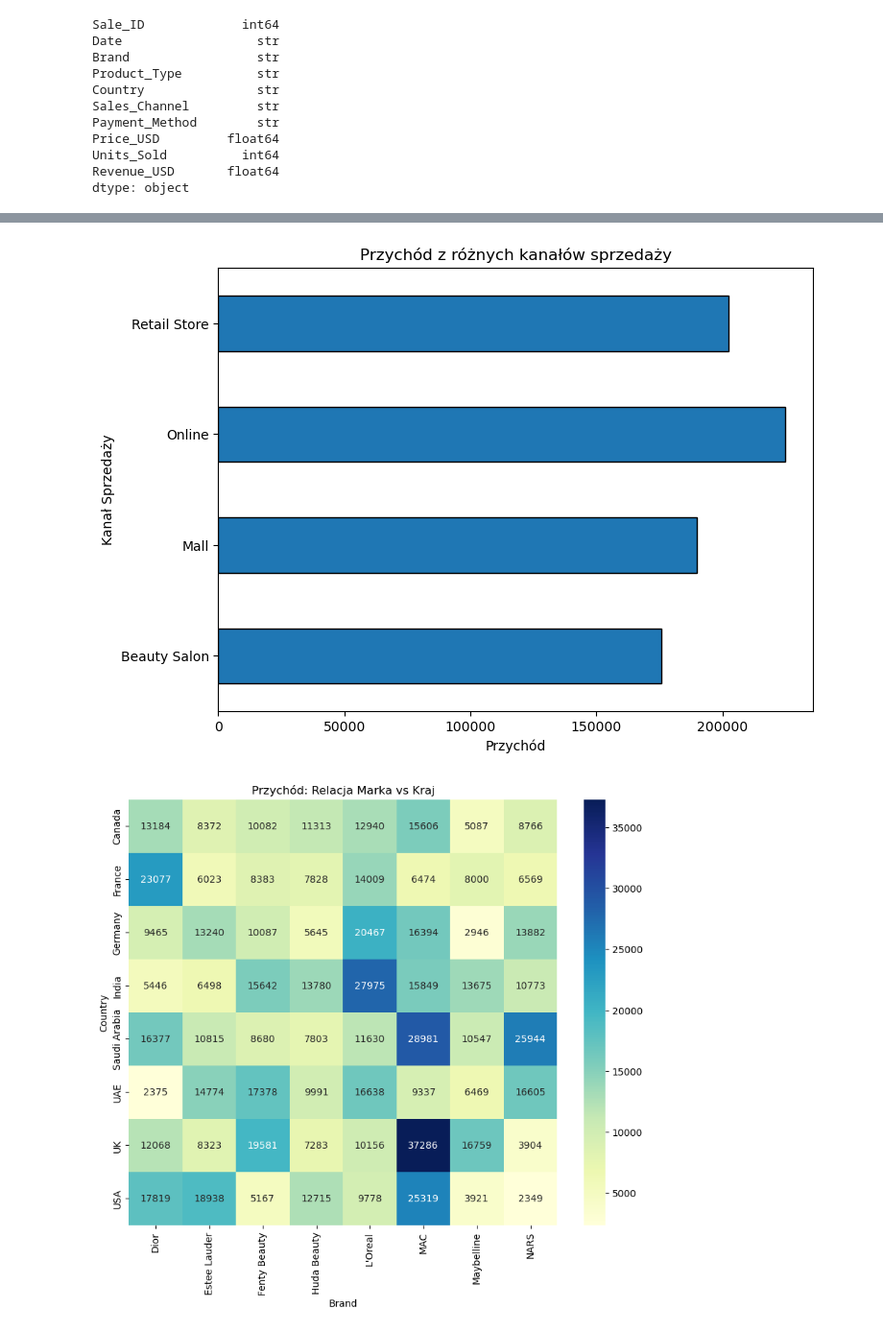
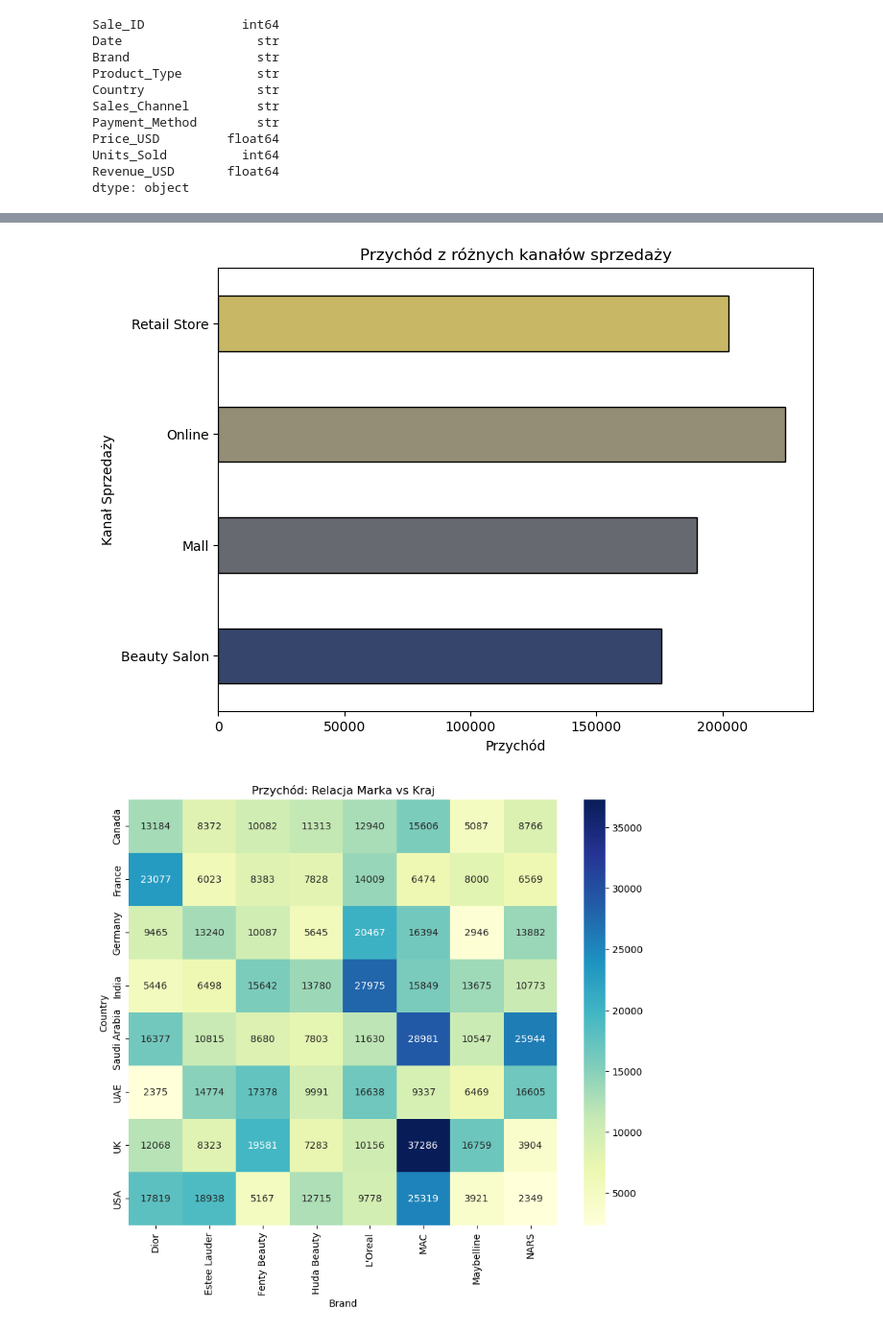
Before and after one commit to sameswick/Portfolio_Cv, a Jupyter notebook: projekt_makeup/notebooks/Notebook_01_eda_cleaning.ipynb, the cells around one changed output, grey strips where cells are left out. Shown at 96% size. Cells and saved outputs as stored; diff of their text form; code cells hidden in the pictures.

```diff
--- a/projekt_makeup/notebooks/Notebook_01_eda_cleaning.ipynb
+++ b/projekt_makeup/notebooks/Notebook_01_eda_cleaning.ipynb
@@ -78,13 +85,17 @@ plt.show()
 # %%
 plt.figure(figsize=(8,6))
-ax = df.groupby(by= 'Sales_Channel')['Revenue_USD'].sum().plot(kind='barh', edgecolor = 'black')
+ax = df.groupby(by= 'Sales_Channel')['Revenue_USD'].sum().plot(
+    kind='barh',
+    color=plt.cm.cividis([0.2, 0.4, 0.6, 0.8, 0.9]),
+    edgecolor = 'black')
+
 plt.xlabel('Przychód')
 plt.ylabel('Kanał Sprzedaży')
 plt.title('Przychód z różnych kanałów sprzedaży')
 plt.savefig('../images/sales_channels_revenue.png', dpi=300, bbox_inches='tight')
 plt.show()
 # %% [output]
-[figure, old version]
+[figure, new version]
 # %%
 ax = df.groupby(by = ['Country', 'Brand'])['Revenue_USD'].sum()
 df_matrix = ax.unstack()
```
Also changed, not shown: parts of 4 cells of this notebook, 4 other files.
